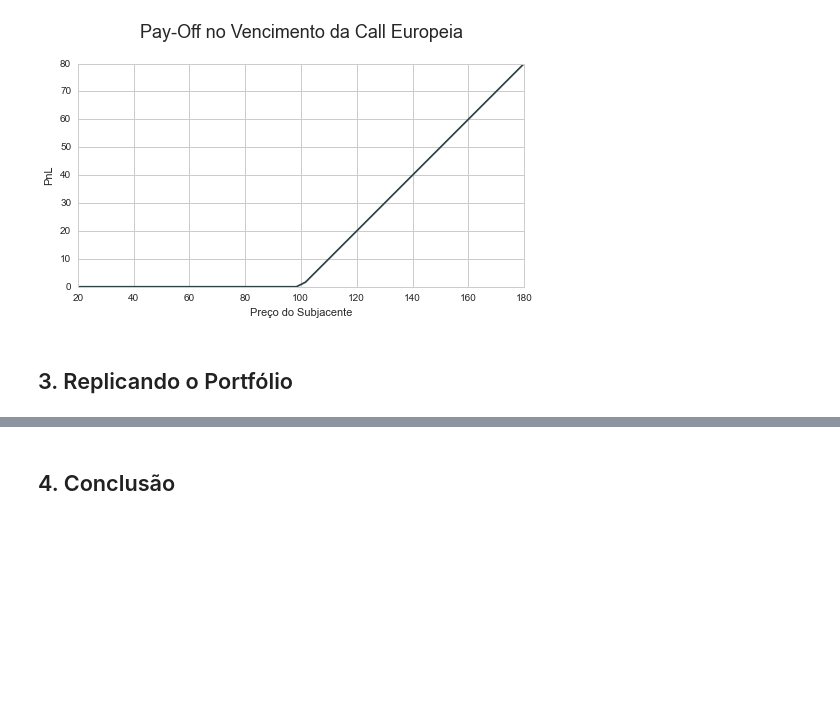
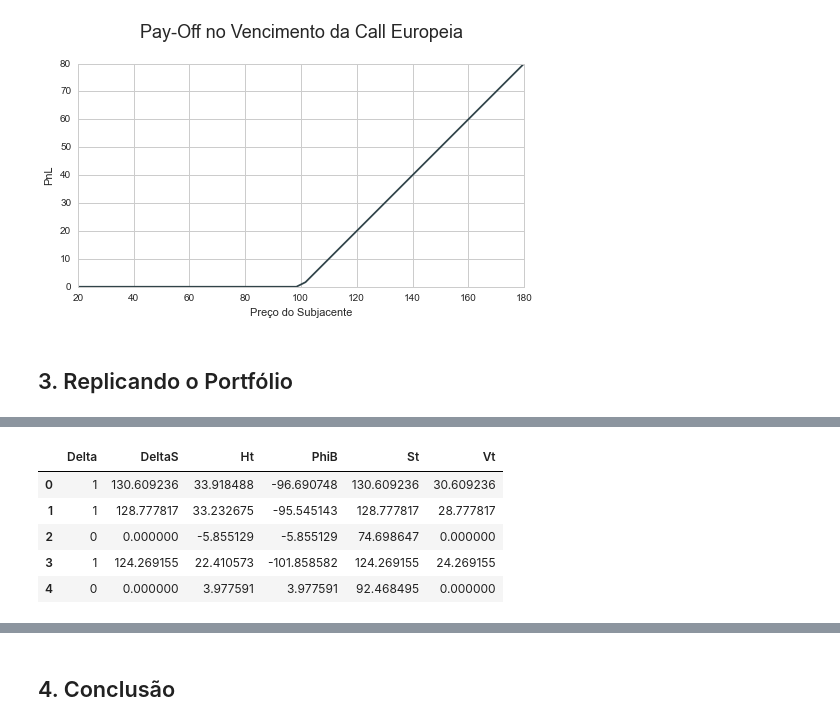
Before and after one commit to ucaiado/Replicating_Strategy, a Jupyter notebook: UiraCaiadoEx01.ipynb, the cells around one changed output, grey strips where cells are left out. Cells and saved outputs as stored; diff of their text form; code cells hidden in the pictures; blank space fills up the shorter version.

```diff
--- a/UiraCaiadoEx01.ipynb
+++ b/UiraCaiadoEx01.ipynb
@@ -1223,0 +1362,9 @@ plot_payoff(EuropianCall, d_param)
+# %%
+df.head()
+# %% [output]
+|  | Delta | DeltaS | Ht | PhiB | St | Vt |
+| 0 | 1 | 130.609236 | 33.918488 | -96.690748 | 130.609236 | 30.609236 |
+| 1 | 1 | 128.777817 | 33.232675 | -95.545143 | 128.777817 | 28.777817 |
+| 2 | 0 | 0.000000 | -5.855129 | -5.855129 | 74.698647 | 0.000000 |
+| 3 | 1 | 124.269155 | 22.410573 | -101.858582 | 124.269155 | 24.269155 |
+| 4 | 0 | 0.000000 | 3.977591 | 3.977591 | 92.468495 | 0.000000 |
```
Also changed, not shown: parts of 24 cells of this notebook.
